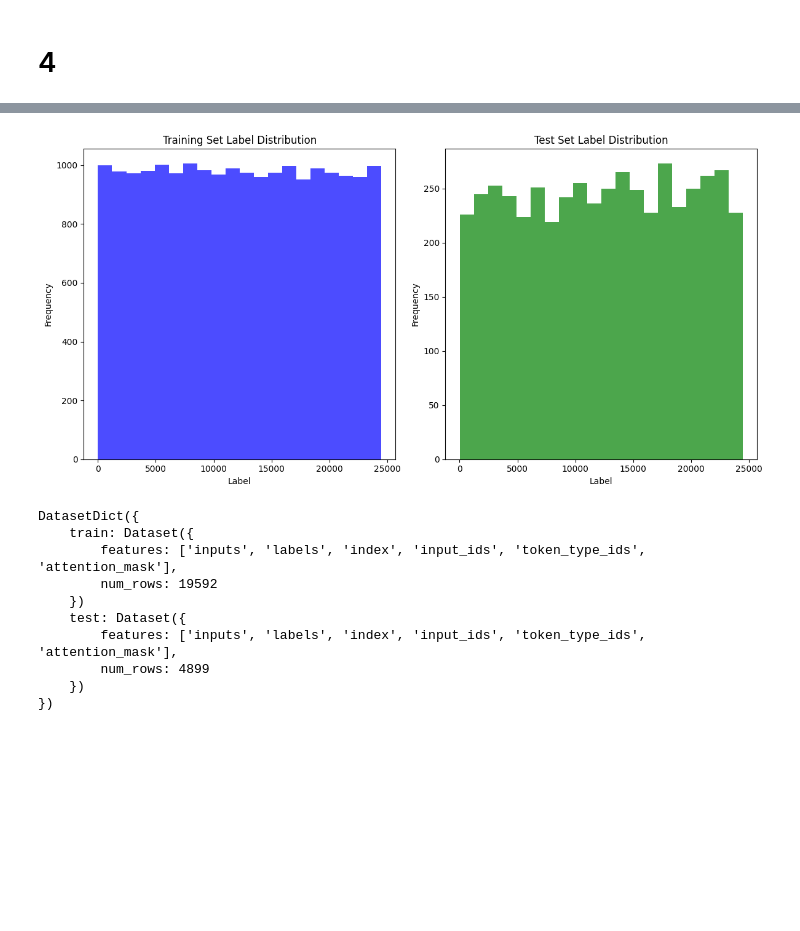
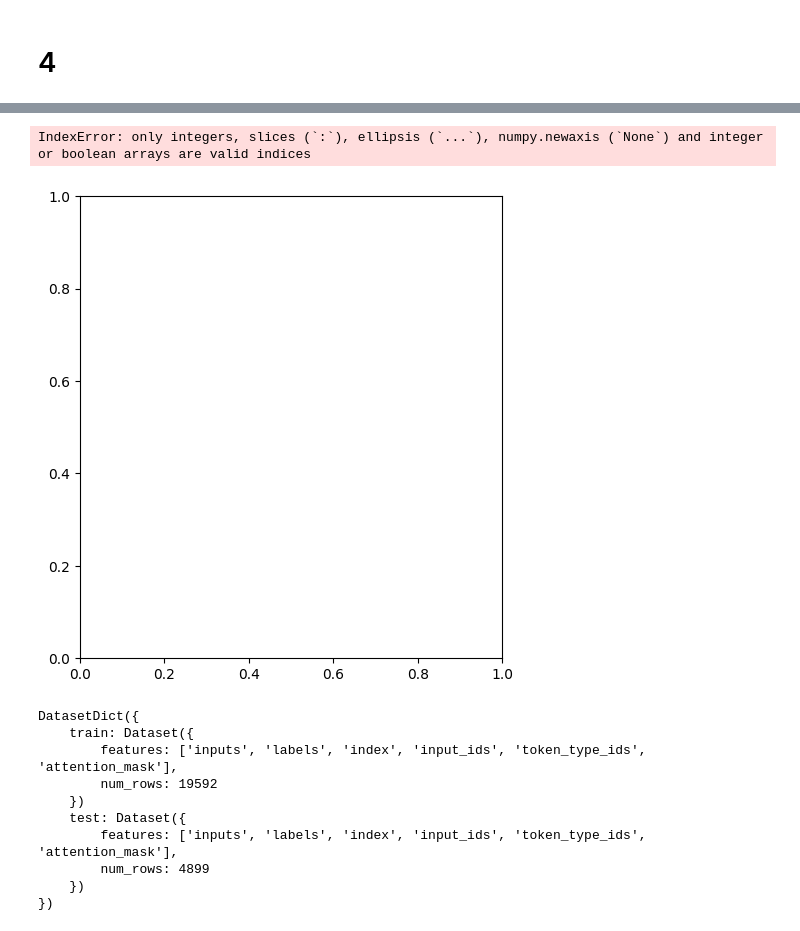
Before and after one commit to rajhaq/AP2-Social-media-data-for-better-local-forecasts, a Jupyter notebook: bootcamp/AP2/Day2/06TestModel.ipynb, the cells around one changed output, grey strips where cells are left out. Drawn from its saved outputs; the diff is of its cells as text; code cells hidden in the pictures; blank space fills up the shorter version.

```diff
--- a/bootcamp/AP2/Day2/06TestModel.ipynb
+++ b/bootcamp/AP2/Day2/06TestModel.ipynb
@@ -612,23 +663,14 @@ indices_train, indices_test = train_test_split(ds_raw.index, test_size=0.20, str
 # %%
-import matplotlib.pyplot as plt
-
-plt.figure(figsize=(12, 6))
-
-plt.subplot(1, 2, 1)
-plt.hist(indices_train, bins=20, color='blue', alpha=0.7)
-plt.title('Training Set Label Distribution')
-plt.xlabel('Label')
-plt.ylabel('Frequency')
-
-plt.subplot(1, 2, 2)
-plt.hist(indices_test, bins=20, color='green', alpha=0.7)
-plt.title('Test Set Label Distribution')
-plt.xlabel('Label')
-plt.ylabel('Frequency')
-
-# Display the plots
-plt.tight_layout()
-plt.show()
+test_training_distribution.plot_label_distribution_split(
+    ds_raw.index, [indices_train, indices_test],
+    column='raining',
+    titles=['Training Set Label Distribution',
+            'Test Set Label Distribution'],
+    x_label='Label',
+    y_label='Frequency',
+    figsize=(12, 6)
+)
 # %% [output]
+IndexError: only integers, slices (`:`), ellipsis (`...`), numpy.newaxis (`None`) and integer or boolean arrays are valid indices
-[figure, old version]
+[figure, new version]
 # %%
```
Also changed, not shown: parts of 23 cells of this notebook, 5 other files.
